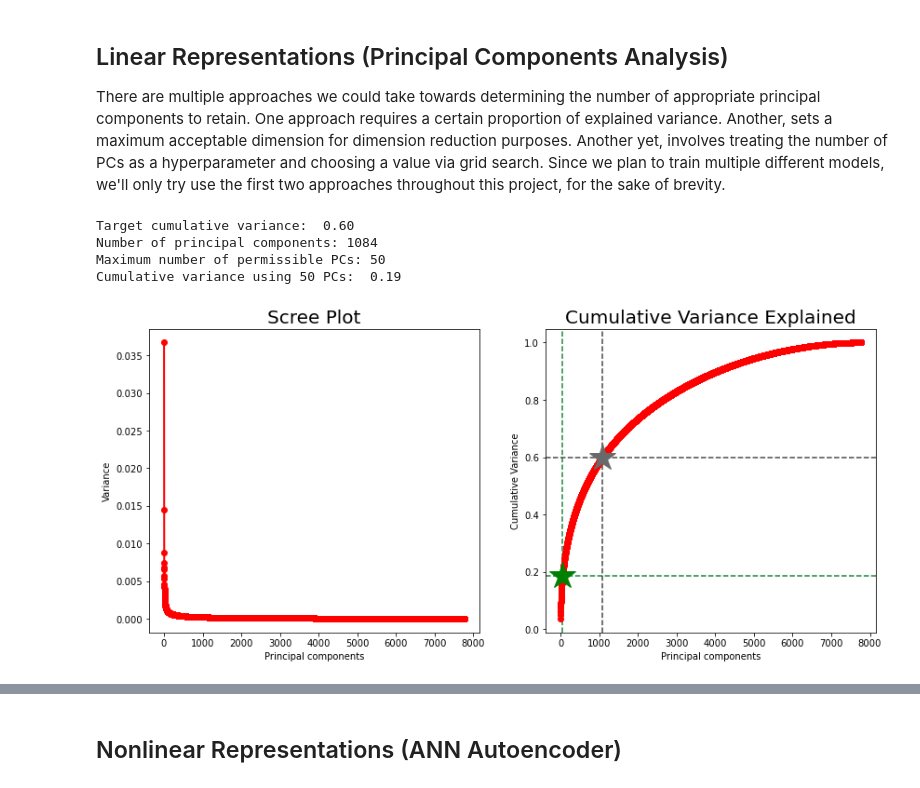
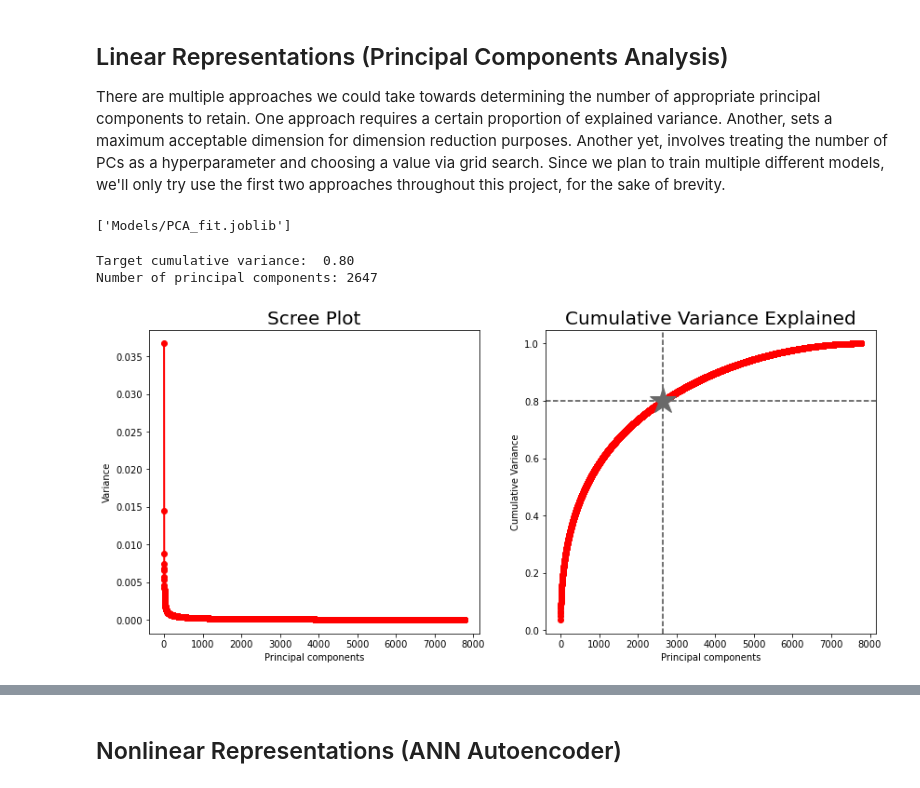
Before and after one commit to BobbyLumpkin/Multilabel-Text-Classification, a Jupyter notebook: tfidf_Dimension_Reduction.ipynb, the cells around one changed output, grey strips where cells are left out. Drawn from its saved outputs; the diff is of its cells as text; code cells hidden in the pictures.

```diff
--- a/tfidf_Dimension_Reduction.ipynb
+++ b/tfidf_Dimension_Reduction.ipynb
@@ -37,57 +41,60 @@ feature_names = npzfile['feature_names']
 # %%
-## (CAUTION: NO NEED TO RUN. LOAD DATA IN NEXT CELL) -- Fit a PCA object to the training data and save the array of coordinates
-##                                                      for the full set of PCs
-#pca = PCA(n_components = min(X_tfidfTrain.shape[0], X_tfidfTrain.shape[1]))
-#X_pcaTrain = pca.fit_transform(X_tfidfTrain)
+## (CAUTION: DO NOT OVERWRITE EXISTING FILES) -- Fit a PCA object to the training data & save the array of scores
+##                                               for the full set of PCs and the PCA object
+pca = PCA(n_components = min(X_tfidfTrain.shape[0], X_tfidfTrain.shape[1]))
+X_pcaTrain = pca.fit_transform(X_tfidfTrain)
 #outfile = "Data/PC_scores_full"
 #np.savez_compressed(outfile, X_pcaTrain = X_pcaTrain)
+
+# Save the PCA fit
+#dump(pca, 'PCA_Model/PCA_fit.joblib', compress = 3)
+# %% [output]
+['Models/PCA_fit.joblib']
 # %%
-## If needed, load pre-fit and transformed PCA object and scores
-pca = load("Models/PCA_fit.joblib")
+## If files exist, load pre-fit and transformed PCA object and scores
+pca = load("PCA_Model/PCA_fit.joblib")
 npzfile = np.load("Data/PC_scores_full.npz")
 X_pcaTrain = npzfile['X_pcaTrain']
 # %%
 ## Generate scree & cumulative variance plots and save the fit PCA object as a .joblib doc
 PC_id = np.arange(pca.n_components_) + 1
 
 # Scree plot .
 fig = plt.figure(figsize=(14, 6))
 ax1 = fig.add_subplot(121)
 ax1.plot(PC_id, pca.explained_variance_ratio_, 'ro-', linewidth=2)
 ax1.set_xlabel("Principal components")
 ax1.set_ylabel("Variance")
 ax1.set_title("Scree Plot", size = 20)
 
 # Cumulative variance plot
 cum_var = np.cumsum(pca.explained_variance_ratio_) #cumulative variance.
-target_cum_var = 0.6    # Target cumulative variance.
+target_cum_var = 0.8    # Target cumulative variance.
 PCs_retained = np.where(cum_var>target_cum_var)[0][0] + 1    # Number of principal components retained to explain target
-max_numPCs = 50    # Maximum number of PCs to be considered
+#max_numPCs = 50    # Maximum number of PCs to be considered
 
 ax2 = fig.add_subplot(122)
 ax2.plot(PC_id, cum_var, 'ro-', linewidth=2)
 ax2.set_xlabel("Principal components")
 ax2.set_ylabel("Cumulative Variance")
 ax2.set_xlim()
 ax2.set_ylim()
 ax2.hlines(target_cum_var, ax2.get_xlim()[0], ax2.get_xlim()[1], linestyles = "--", colors = plt.cm.Greys(200))
-ax2.hlines(cum_var[max_numPCs - 1], ax2.get_xlim()[0], ax2.get_xlim()[1], linestyles = "--", colors = plt.cm.Greens(200))
+#ax2.hlines(cum_var[max_numPCs - 1], ax2.get_xlim()[0], ax2.get_xlim()[1], linestyles = "--", colors = plt.cm.Greens(200))
 ax2.vlines(PCs_retained, ax2.get_ylim()[0], ax2.get_ylim()[1], linestyles = "--", colors = plt.cm.Greys(200))
-ax2.vlines(max_numPCs, ax2.get_ylim()[0], ax2.get_ylim()[1], linestyles = "--", colors = plt.cm.Greens(200))
+#ax2.vlines(max_numPCs, ax2.get_ylim()[0], ax2.get_ylim()[1], linestyles = "--", colors = plt.cm.Greens(200))
 ax2.plot(PCs_retained, target_cum_var, color = 'dimgrey', marker = '*', markersize = 30)
-ax2.plot(max_numPCs, cum_var[max_numPCs - 1], 'g*', markersize = 30)
+#ax2.plot(max_numPCs, cum_var[max_numPCs - 1], 'g*', markersize = 30)
 ax2.set_title("Cumulative Variance Explained", size = 20)
-
-# (CAUTION: DO NOT OVERWRITE EXISTING FILES) -- Save the PCA fit
-#dump(pca, 'Models/PCA_fit.joblib')
 
 print(f"Target cumulative variance: {target_cum_var: .2f}")
 print(f"Number of principal components: {PCs_retained}")
-print(f"Maximum number of permissible PCs: {max_numPCs}")
-print(f"Cumulative variance using {max_numPCs} PCs: {cum_var[max_numPCs - 1]: .2f}")
+#print(f"Maximum number of permissible PCs: {max_numPCs}")
+#print(f"Cumulative variance using {max_numPCs} PCs: {cum_var[max_numPCs - 1]: .2f}")
+
+PC_list = [f"PC-{comp}" for comp in np.arange(1, PCs_retained+1)]
+PC_scores_cumVar = X_pcaTrain[:, 0 : PCs_retained]
 # %% [output]
-Target cumulative variance:  0.60
-Number of principal components: 1084
-Maximum number of permissible PCs: 50
-Cumulative variance using 50 PCs:  0.19
+Target cumulative variance:  0.80
+Number of principal components: 2647
-[figure, old version]
+[figure, new version]
```
Also changed, not shown: parts of 6 cells of this notebook.
